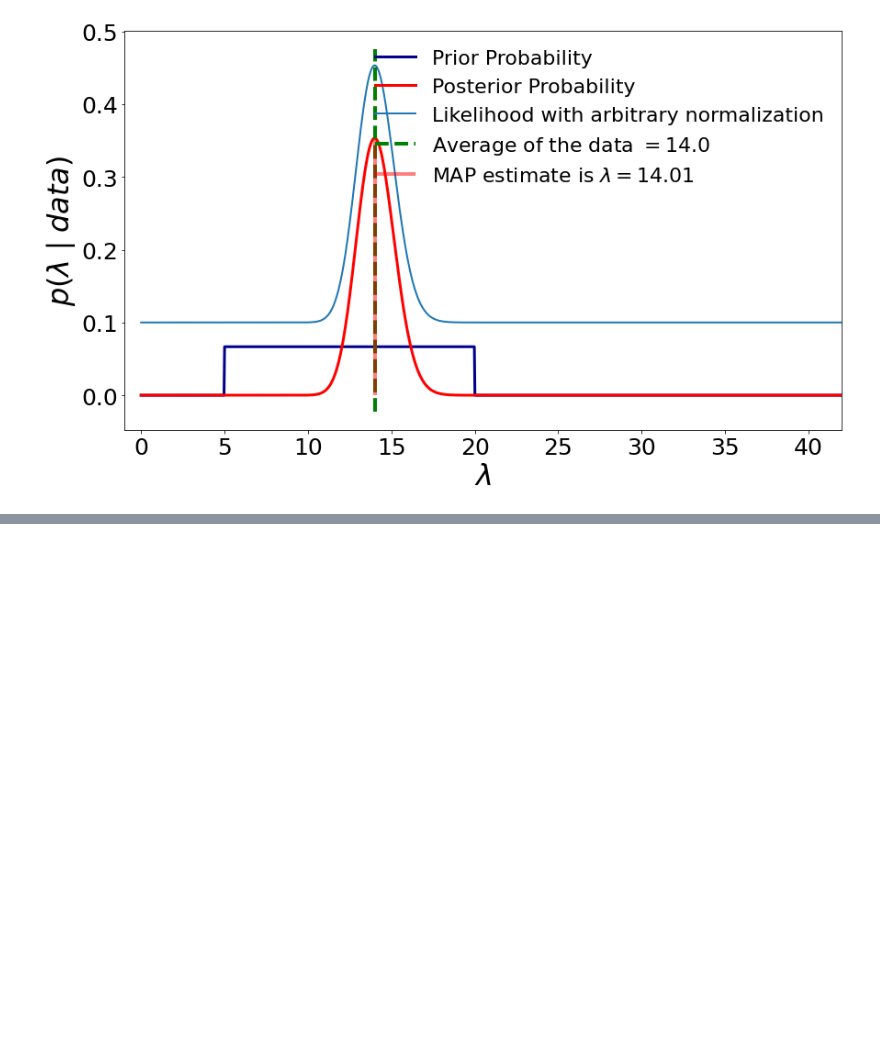
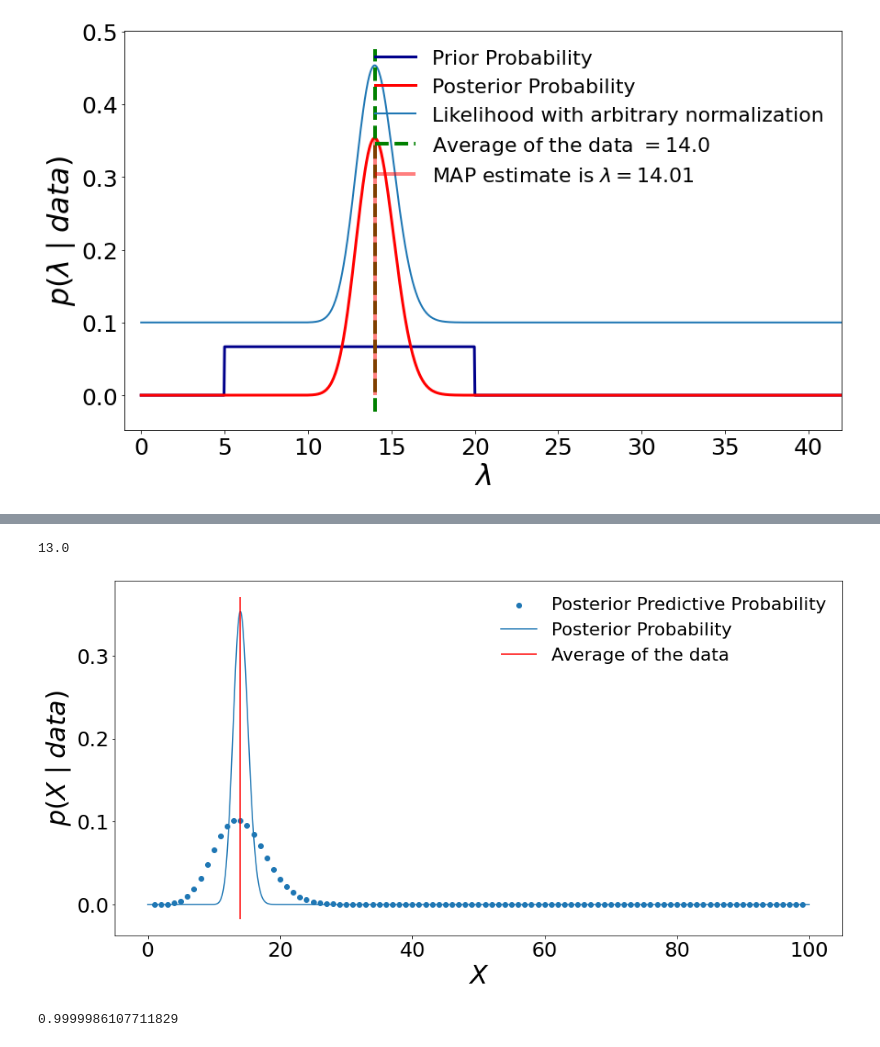
Before and after one commit to sinataamoli/Applied-Machine-Learning, a Jupyter notebook: Session 3 - Least Squares.ipynb, the cells around one changed output, grey strips where cells are left out. Saved outputs shown, nothing was run; the diff lists cells and outputs as text; code cells hidden in the pictures; blank space fills up the shorter version.

```diff
--- a/Session 3 - Least Squares.ipynb
+++ b/Session 3 - Least Squares.ipynb
@@ -268,0 +276,32 @@ ax.legend(fontsize=22, frameon=False, loc="upper right");
+# %%
+x_span = np.arange(1, 100, dtype=int)
+posterior_predictive = []
+for x in x_span:
+    p = poisson(x, λ_span)
+    posterior_predictive += [trapz(p * posterior_probability, λ_span)]
+
+posterior_predictive = np.array(posterior_predictive)
+# %%
+float(x_span[posterior_predictive == posterior_predictive.max()])
+# %% [output]
+13.0
+# %%
+fig = plt.figure(figsize=(16, 8))
+ax = fig.add_subplot(1, 1, 1)
+ax.scatter(x_span, posterior_predictive, label="Posterior Predictive Probability")
+# ax.hist(data, density=True, alpha=0.1)
+
+ax.plot(λ_span, posterior_probability, label="Posterior Probability")
+ax.vlines(data.mean(), *plt.gca().get_ylim(), label="Average of the data", color="r")
+ax.tick_params(labelsize=25)
+
+ax.set_xlabel(r"$X$", fontsize=32)
+ax.set_ylabel(r"$p(X \mid data)$", fontsize=32)
+
+ax.legend(fontsize=22, frameon=False, loc="upper right");
+# %% [output]
+[figure, added]
+# %%
+posterior_predictive.sum()
+# %% [output]
+0.9999986107711829
```
Also changed, not shown: parts of 8 cells of this notebook.
